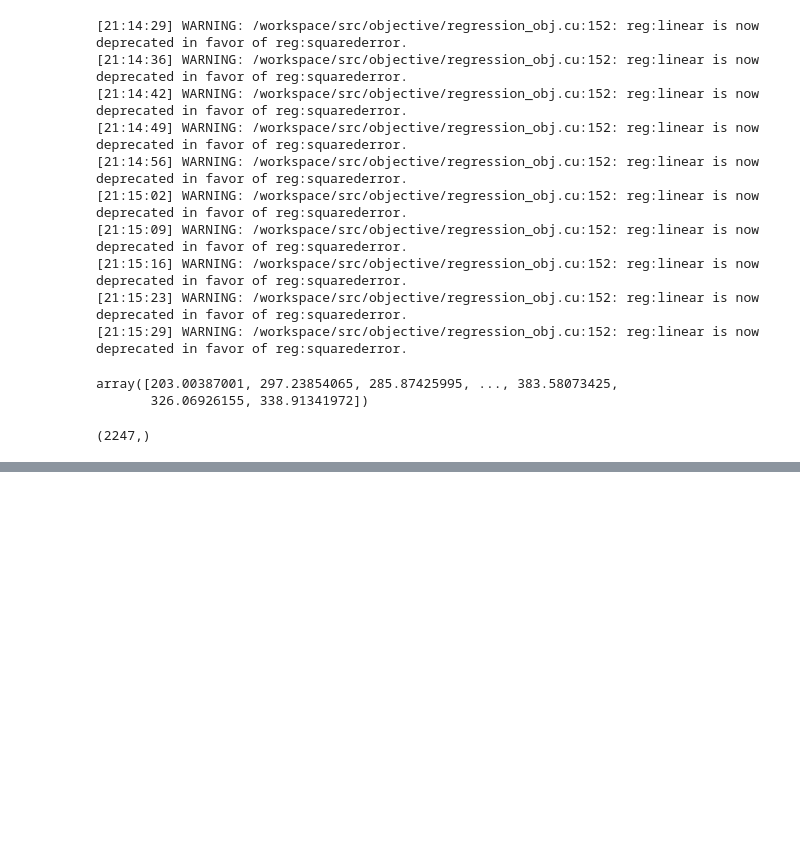
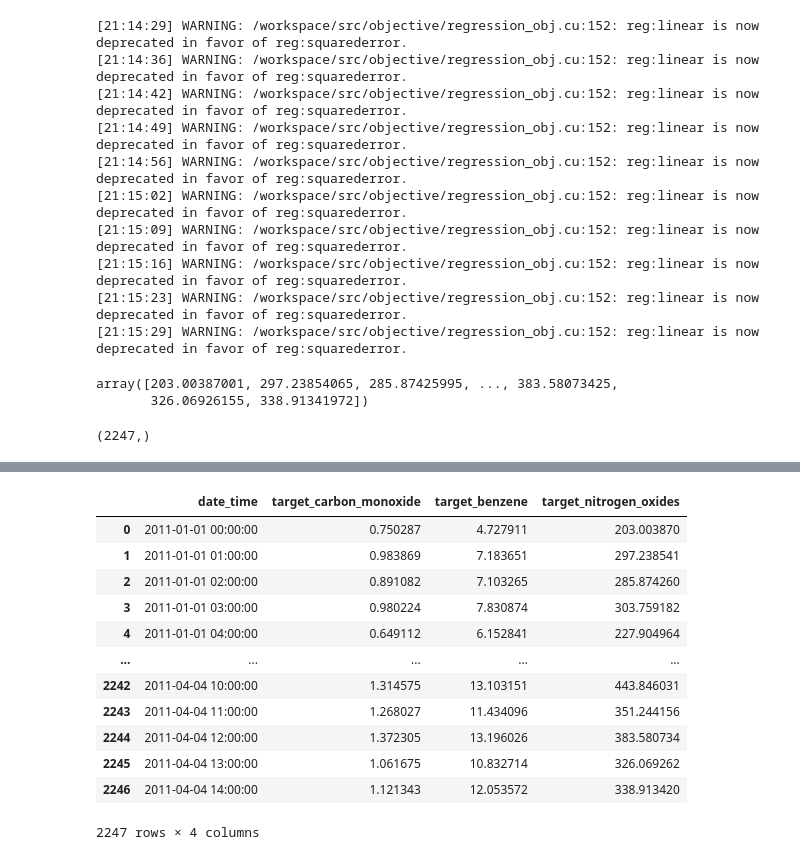
Before and after one commit to 5hv5hvnk/TabularPlaygroundSeries, a Jupyter notebook: TPS_JULY_from_discusions.ipynb, the cells around one changed output, grey strips where cells are left out. Cells and saved outputs as stored; diff of their text form; code cells hidden in the pictures; blank space fills up the shorter version.

```diff
--- a/TPS_JULY_from_discusions.ipynb
+++ b/TPS_JULY_from_discusions.ipynb
@@ -383,0 +390,2 @@ sub.to_csv("submission_leave.csv",index=False)
+# %%
+tscv = tss()
@@ -383,0 +402,11 @@ sub.to_csv("submission_leave.csv",index=False)
+# %%
+pred1_tscv = np.zeros(len(XX))
+for train_index, test_index in tscv.split(X, y1, groups):
+
+    X_train, X_test = X.iloc[train_index], X.iloc[test_index]
+    y_train, y_test = y1.iloc[train_index], y1.iloc[test_index]
+
+    model1.fit(X_train, y_train.ravel())
+    pred1_tscv += (model1.predict(XX)) / 10
+
+display(pred1_tscv, pred1_tscv.shape)
@@ -383,0 +422,11 @@ sub.to_csv("submission_leave.csv",index=False)
+# %%
+pred2_tscv = np.zeros(len(XX))
+for train_index, test_index in logo.split(X, y2, groups):
+
+    X_train, X_test = X.iloc[train_index], X.iloc[test_index]
+    y_train, y_test = y2.iloc[train_index], y2.iloc[test_index]
+
+    model2.fit(X_train, y_train.ravel())
+    pred2_tscv  += (model2.predict(XX)) / 10
+
+display(pred2_tscv , pred2_tscv .shape)
@@ -383,0 +447,11 @@ sub.to_csv("submission_leave.csv",index=False)
+# %%
+pred3_tscv = np.zeros(len(XX))
+for train_index, test_index in logo.split(X, y3, groups):
+
+    X_train, X_test = X.iloc[train_index], X.iloc[test_index]
+    y_train, y_test = y3.iloc[train_index], y3.iloc[test_index]
+
+    model3.fit(X_train, y_train.ravel())
+    pred3_tscv += (model3.predict(XX)) / 10
+
+display(pred3_tscv, pred3_leave.shape)
@@ -383,0 +472,21 @@ sub.to_csv("submission_leave.csv",index=False)
+# %%
+sub_tscv = sample.copy()
+
+sub_tscv['target_carbon_monoxide'] = pred1_tscv
+sub_tscv['target_benzene'] = pred2_tscv
+sub_tscv['target_nitrogen_oxides'] = pred3_tscv
+display(sub_tscv)
+# %% [output]
+|  | date_time | target_carbon_monoxide | target_benzene | target_nitrogen_oxides |
+| 0 | 2011-01-01 00:00:00 | 0.750287 | 4.727911 | 203.003870 |
+| 1 | 2011-01-01 01:00:00 | 0.983869 | 7.183651 | 297.238541 |
+| 2 | 2011-01-01 02:00:00 | 0.891082 | 7.103265 | 285.874260 |
+| 3 | 2011-01-01 03:00:00 | 0.980224 | 7.830874 | 303.759182 |
+| 4 | 2011-01-01 04:00:00 | 0.649112 | 6.152841 | 227.904964 |
+| ... | ... | ... | ... | ... |
+| 2242 | 2011-04-04 10:00:00 | 1.314575 | 13.103151 | 443.846031 |
+| 2243 | 2011-04-04 11:00:00 | 1.268027 | 11.434096 | 351.244156 |
+| 2244 | 2011-04-04 12:00:00 | 1.372305 | 13.196026 | 383.580734 |
+| 2245 | 2011-04-04 13:00:00 | 1.061675 | 10.832714 | 326.069262 |
+| 2246 | 2011-04-04 14:00:00 | 1.121343 | 12.053572 | 338.913420 |
+2247 rows × 4 columns
```
Also changed, not shown: parts of 9 cells of this notebook.
